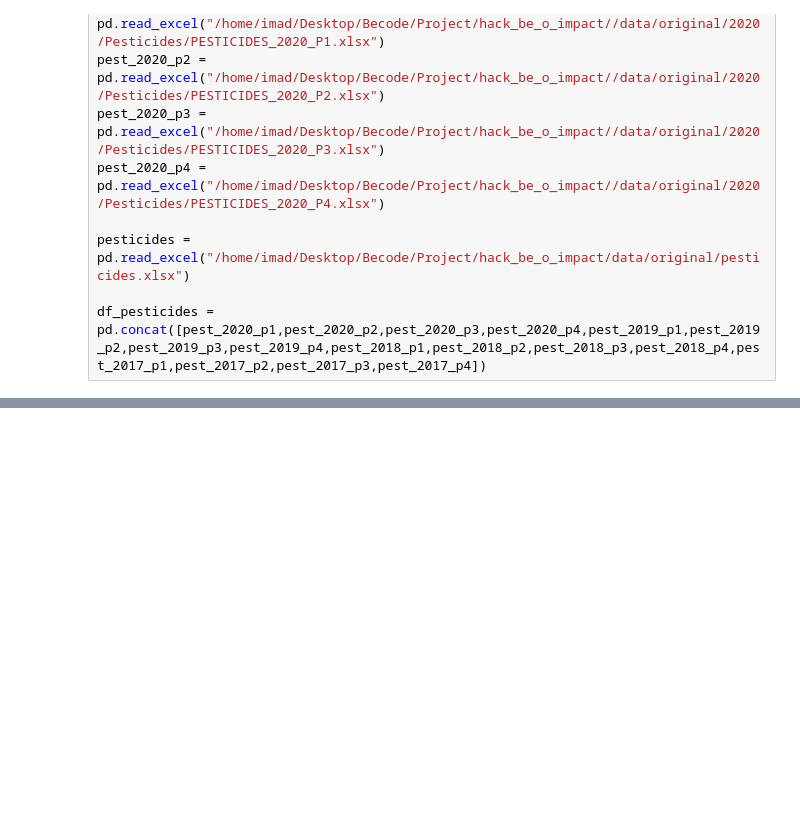
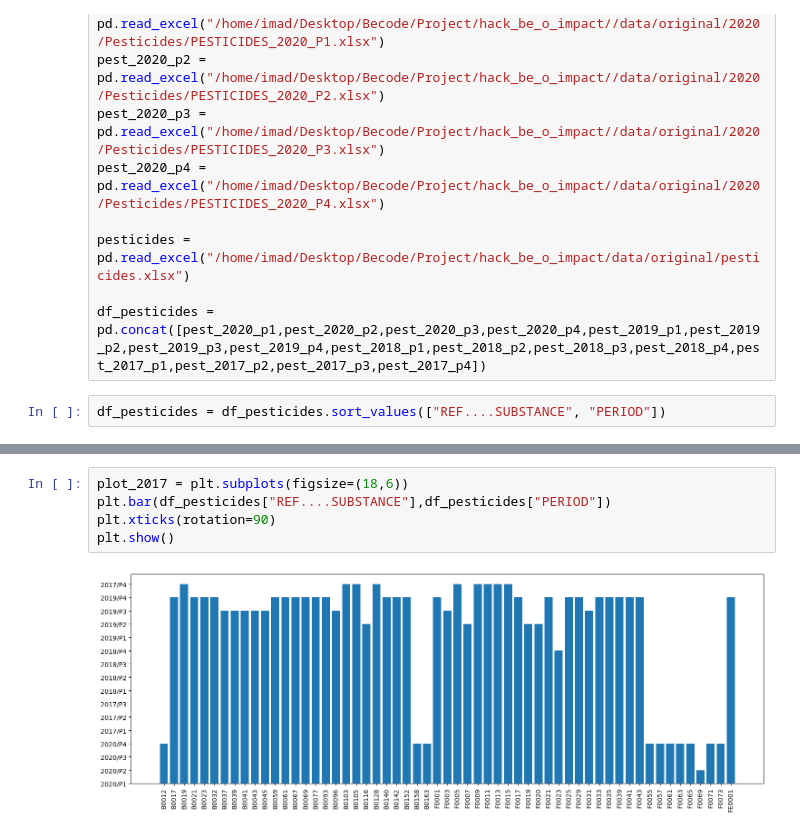
Before and after one commit to hajrashidimad/hack_be_o_impact, a Jupyter notebook: notebooks/Pesticides_1.ipynb, the cells around one changed output, grey strips where cells are left out. Cells and saved outputs as stored; diff of their text form; blank space fills up the shorter version.

```diff
--- a/notebooks/Pesticides_1.ipynb
+++ b/notebooks/Pesticides_1.ipynb
@@ -27,3 +30,5 @@ pest_2020_p4 = pd.read_excel("/home/imad/Desktop/Becode/Project/hack_be_o_impact
 pesticides = pd.read_excel("/home/imad/Desktop/Becode/Project/hack_be_o_impact/data/original/pesticides.xlsx")
 
 df_pesticides = pd.concat([pest_2020_p1,pest_2020_p2,pest_2020_p3,pest_2020_p4,pest_2019_p1,pest_2019_p2,pest_2019_p3,pest_2019_p4,pest_2018_p1,pest_2018_p2,pest_2018_p3,pest_2018_p4,pest_2017_p1,pest_2017_p2,pest_2017_p3,pest_2017_p4])
+# %%
+df_pesticides = df_pesticides.sort_values(["REF....SUBSTANCE", "PERIOD"])
@@ -29,0 +97,7 @@ df_pesticides = pd.concat([pest_2020_p1,pest_2020_p2,pest_2020_p3,pest_2020_p4,p
+# %%
+plot_2017 = plt.subplots(figsize=(18,6))
+plt.bar(df_pesticides["REF....SUBSTANCE"],df_pesticides["PERIOD"])
+plt.xticks(rotation=90)
+plt.show()
+# %% [output]
+[figure, added]
```
Also changed, not shown: parts of 27 cells of this notebook.
